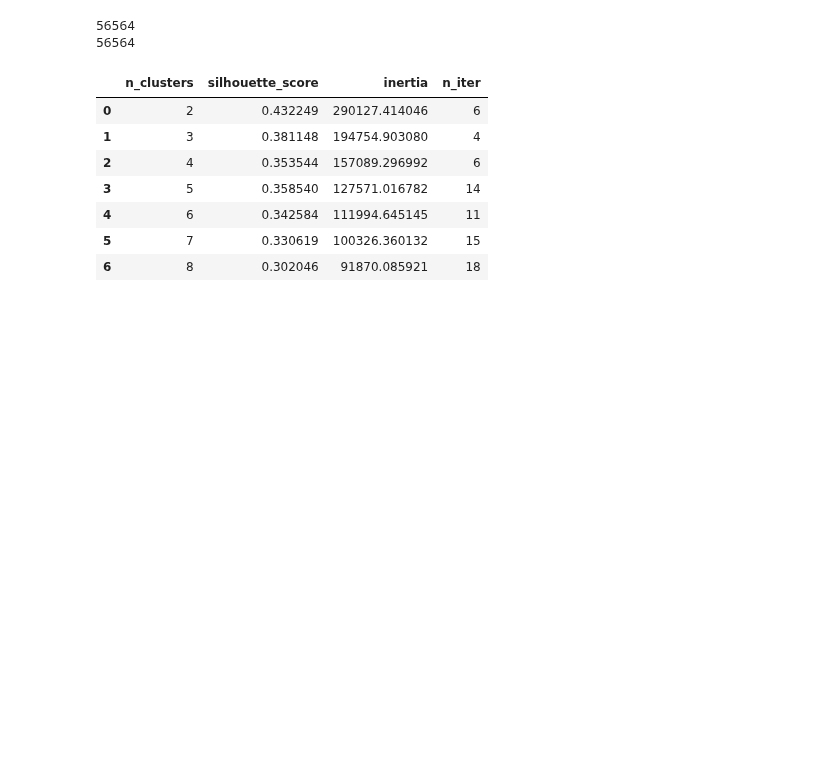
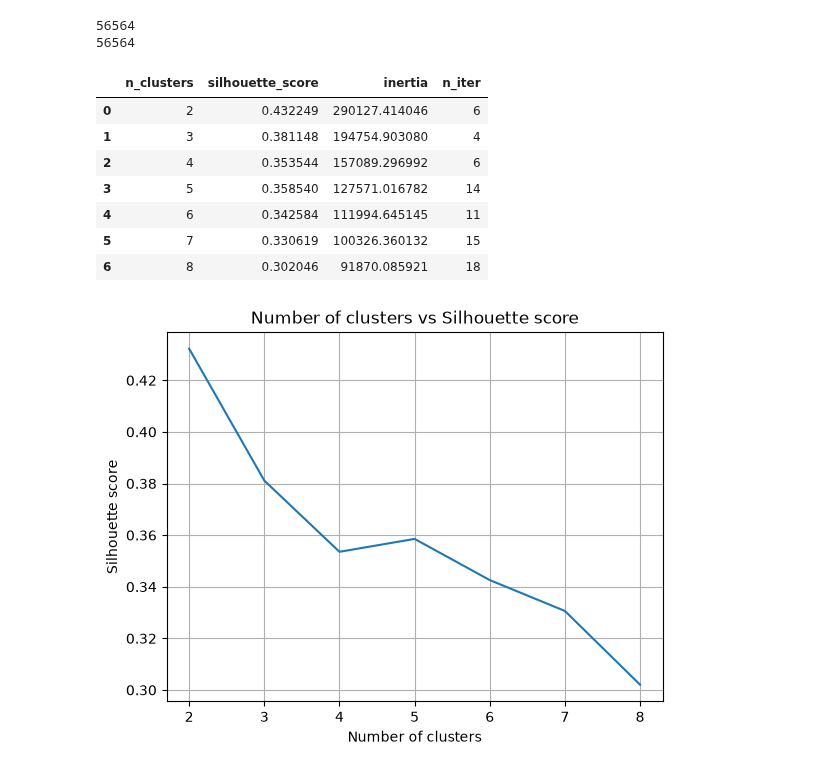
Before and after one commit to SpriNt-PL/ADM_Lab_2, a Jupyter notebook: lab_2.ipynb, the cells around one changed output. Cells and saved outputs as stored; diff of their text form; code cells hidden in the pictures; blank space fills up the shorter version.

```diff
--- a/lab_2.ipynb
+++ b/lab_2.ipynb
@@ -71,30 +71,38 @@ X_train_sub = X_train_scaled[sub_idx]
 scores = []
 inertias = []
 iterations = []
 
 for n_clusters in n_clusters_list:
     km = KMeans(n_clusters=n_clusters, random_state=1, n_init=10)
     km.fit(X_train_scaled)
 
     labels_sub = km.predict(X_train_sub)
     score = metrics.silhouette_score(X_train_sub, labels_sub, metric='euclidean')
     scores.append(score)
     inertias.append(km.inertia_)
     iterations.append(km.n_iter_)
 
 km_results = pd.DataFrame({
     'n_clusters': n_clusters_list,
     'silhouette_score': scores,
     'inertia': inertias,
     'n_iter': iterations
 })
 display(km_results)
+
+plt.plot(n_clusters_list, scores)
+plt.title('Number of clusters vs Silhouette score')
+plt.xlabel('Number of clusters')
+plt.ylabel('Silhouette score')
+plt.grid()
+plt.show()
 # %% [output]
 |  | n_clusters | silhouette_score | inertia | n_iter |
 | 0 | 2 | 0.432249 | 290127.414046 | 6 |
 | 1 | 3 | 0.381148 | 194754.903080 | 4 |
 | 2 | 4 | 0.353544 | 157089.296992 | 6 |
 | 3 | 5 | 0.358540 | 127571.016782 | 14 |
 | 4 | 6 | 0.342584 | 111994.645145 | 11 |
 | 5 | 7 | 0.330619 | 100326.360132 | 15 |
 | 6 | 8 | 0.302046 | 91870.085921 | 18 |
+[figure, added]
```
Also changed, not shown: parts of 2 cells of this notebook.
